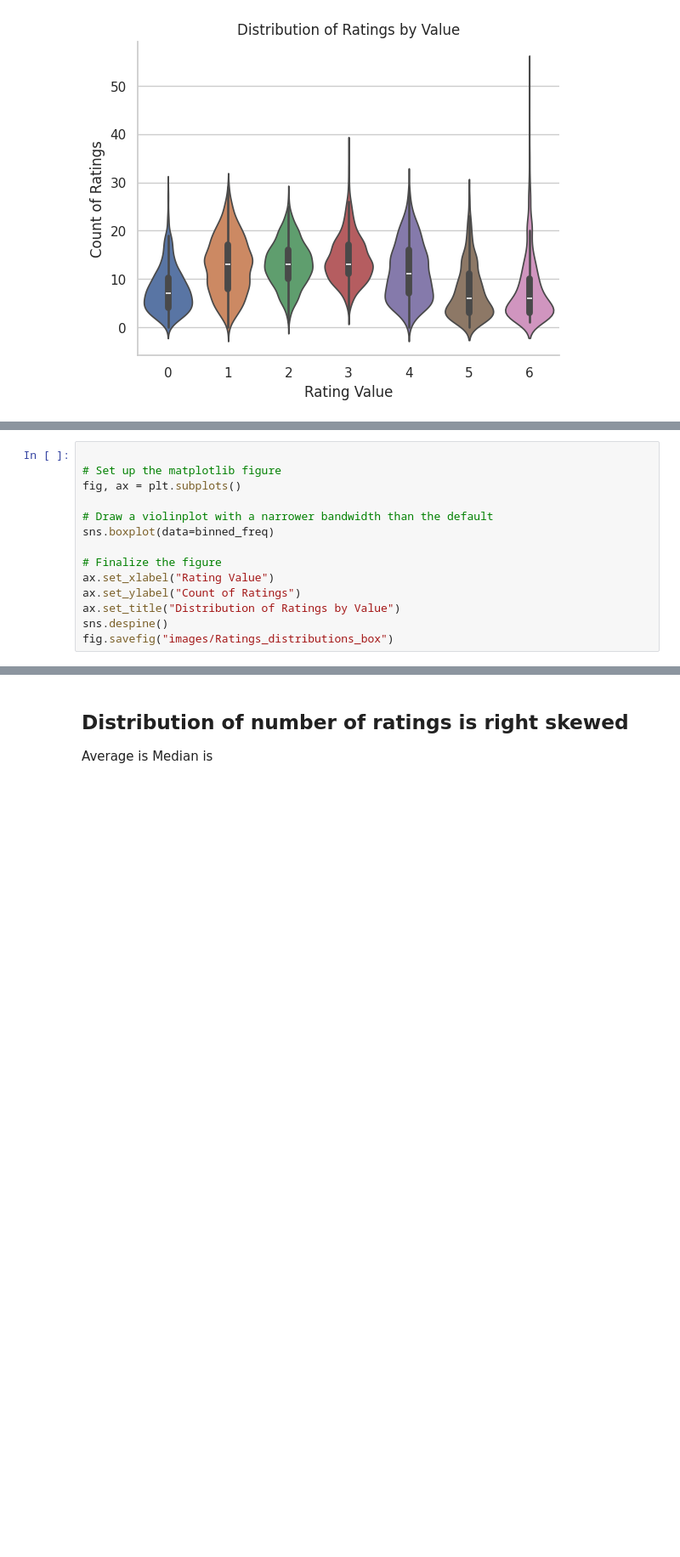
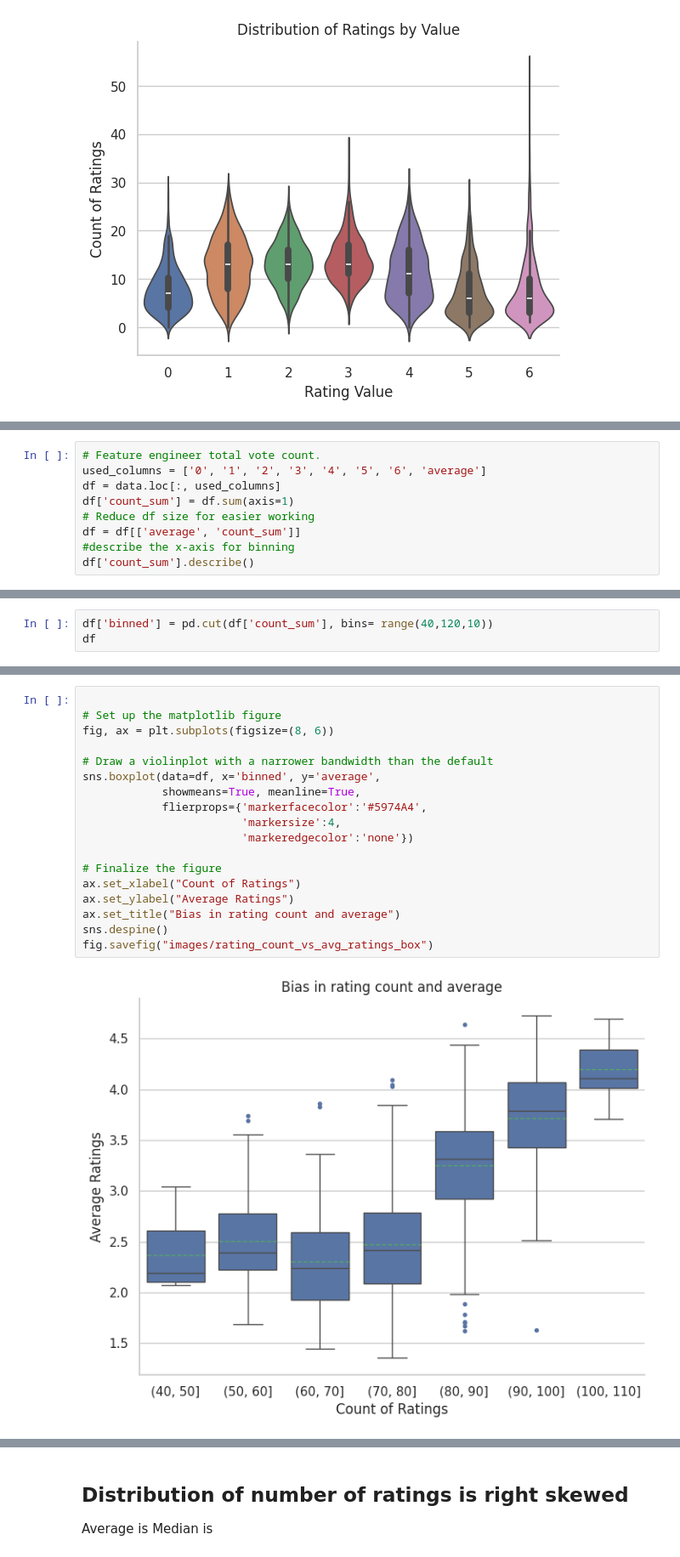
Before and after one commit to Nate-Sheibley/favorite_letters, a Jupyter notebook: favorite_letters.ipynb, the cells around one changed output, grey strips where cells are left out. Shown at 85% size. Drawn from its saved outputs; the diff is of its cells as text; blank space fills up the shorter version.

```diff
--- a/favorite_letters.ipynb
+++ b/favorite_letters.ipynb
@@ -267,0 +238,9 @@ binned_boom.groupby('variable')[['avg']].apply(lambda x:x)
+# %%
+# Feature engineer total vote count.
+used_columns = ['0', '1', '2', '3', '4', '5', '6', 'average']
+df = data.loc[:, used_columns]
+df['count_sum'] = df.sum(axis=1)
+# Reduce df size for easier working
+df = df[['average', 'count_sum']]
+#describe the x-axis for binning
+df['count_sum'].describe()
@@ -267,0 +257,3 @@ binned_boom.groupby('variable')[['avg']].apply(lambda x:x)
+# %%
+df['binned'] = pd.cut(df['count_sum'], bins= range(40,120,10))
+df
@@ -268,17 +274,23 @@ binned_boom.groupby('variable')[['avg']].apply(lambda x:x)
 # %%
 
 # Set up the matplotlib figure
-fig, ax = plt.subplots()
+fig, ax = plt.subplots(figsize=(8, 6))
 
 # Draw a violinplot with a narrower bandwidth than the default
-sns.boxplot(data=binned_freq)
+sns.boxplot(data=df, x='binned', y='average',
+            showmeans=True, meanline=True,
+            flierprops={'markerfacecolor':'#5974A4',
+                        'markersize':4,
+                        'markeredgecolor':'none'})
 
 # Finalize the figure
-ax.set_xlabel("Rating Value")
-ax.set_ylabel("Count of Ratings")
-ax.set_title("Distribution of Ratings by Value")
+ax.set_xlabel("Count of Ratings")
+ax.set_ylabel("Average Ratings")
+ax.set_title("Bias in rating count and average")
 sns.despine()
-fig.savefig("images/Ratings_distributions_box")
+fig.savefig("images/rating_count_vs_avg_ratings_box")
+# %% [output]
+[figure, added]
 # %%
 
 cutoff = 35
```
Also changed, not shown: parts of 7 cells of this notebook, 1 other file.
